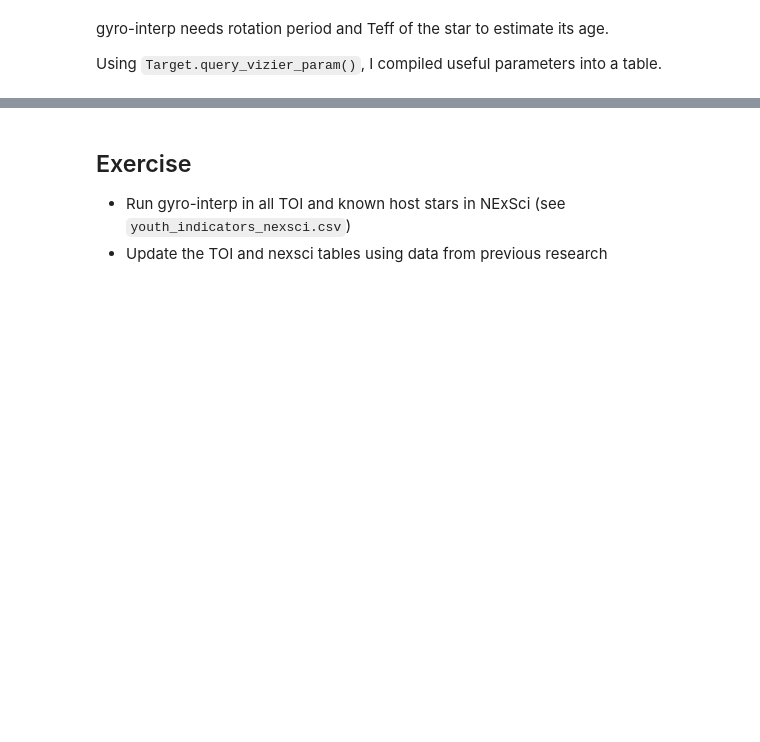
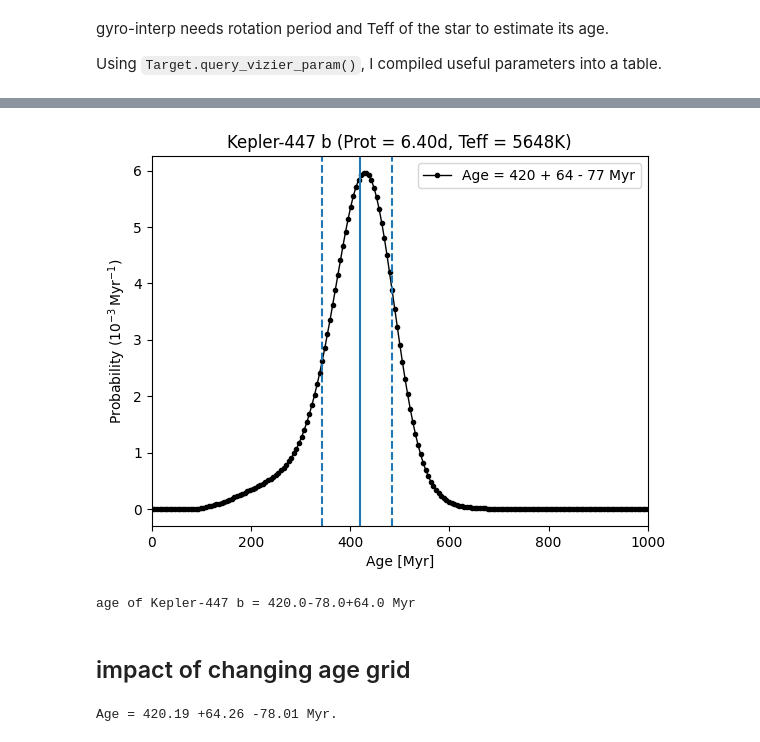
Before and after one commit to jpdeleon/kenmon2024, a Jupyter notebook: notebooks/code_gyrointerp.ipynb, the cells around one changed output, grey strips where cells are left out. Drawn from its saved outputs; the diff is of its cells as text; code cells hidden in the pictures; blank space fills up the shorter version.

```diff
--- a/notebooks/code_gyrointerp.ipynb
+++ b/notebooks/code_gyrointerp.ipynb
@@ -71,0 +63,3 @@ Teff_err = 100
+# %%
+cols = ['Prot','Teff','e_Prot','e_Teff', 'tGyro','E_tGyro','e_tGyro']
+df[cols] = df[cols].astype(float)
@@ -71,0 +68,5 @@ Teff_err = 100
+# %%
+# name = "Kepler-1627 b" # age<0.1Gy
+name = 'Kepler-447 b' # 0.1<age<1Gy
+d = df.query("Kepler==@name").squeeze()
+d
@@ -71,0 +108,5 @@ Teff_err = 100
+# %%
+Prot = d.Prot
+Teff = d.Teff
+Prot_err = d.e_Prot
+Teff_err = d.e_Teff
@@ -74,6 +119,7 @@ import numpy as np
 from gyrointerp import gyro_age_posterior
 from gyrointerp import get_summary_statistics
 
+# typically, Prot<17 has age < 1 Gy
 # uniformly spaced grid between 0 and 2600 megayears
 age_grid = np.linspace(0, 2600, 500)
 
@@ -82,7 +128,9 @@ age_posterior = gyro_age_posterior(Prot,
                                    Teff,
                                    Prot_err=Prot_err,
                                    Teff_err=Teff_err,
-                                   age_grid=age_grid
+                                   age_grid=age_grid,
+                                   bounds_error='4gyrlimit',
+                                   interp_method='pchip_m67'
 )
 
 # calculate dictionary of summary statistics
@@ -96,4 +140,0 @@ Age = 221.13 +101.35 -95.34 Myr.
-# %% [markdown]
-## Exercise
-* Run gyro-interp in all TOI and known host stars in NExSci (see `youth_indicators_nexsci.csv`)
-* Update the TOI and nexsci tables using data from previous research
@@ -99,0 +147,32 @@ Age = 221.13 +101.35 -95.34 Myr.
+# %%
+fig = plot_age_posterior(name, Prot, Teff, age_posterior, result, age_grid)
+
+# fp = name.replace(' ','')+'_age_gyro.png'
+# fig.savefig(fp, bbox_inches='tight')
+# %% [output]
+[figure, added]
+# %%
+#compare with published results
+print(f"age of {name} = {d['tGyro']}-{d['e_tGyro']}+{d['E_tGyro']} Myr")
+# %% [output]
+age of Kepler-447 b = 420.0-78.0+64.0 Myr
+# %% [markdown]
+## impact of changing age grid
+# %%
+# wider than default grid
+age_grid = np.linspace(0, 4000, 500)
+
+age_posterior = gyro_age_posterior(Prot,
+                                   Teff,
+                                   Prot_err=Prot_err,
+                                   Teff_err=Teff_err,
+                                   age_grid=age_grid,
+                                   bounds_error='4gyrlimit',
+                                   interp_method='pchip_m67'
+)
+
+# calculate dictionary of summary statistics
+result = get_summary_statistics(age_grid, age_posterior)
+print(f"Age = {result['median']} +{result['+1sigma']} -{result['-1sigma']} Myr.")
+# %% [output]
+Age = 420.19 +64.26 -78.01 Myr.
```
Also changed, not shown: parts of 25 cells of this notebook, 18 other files.
